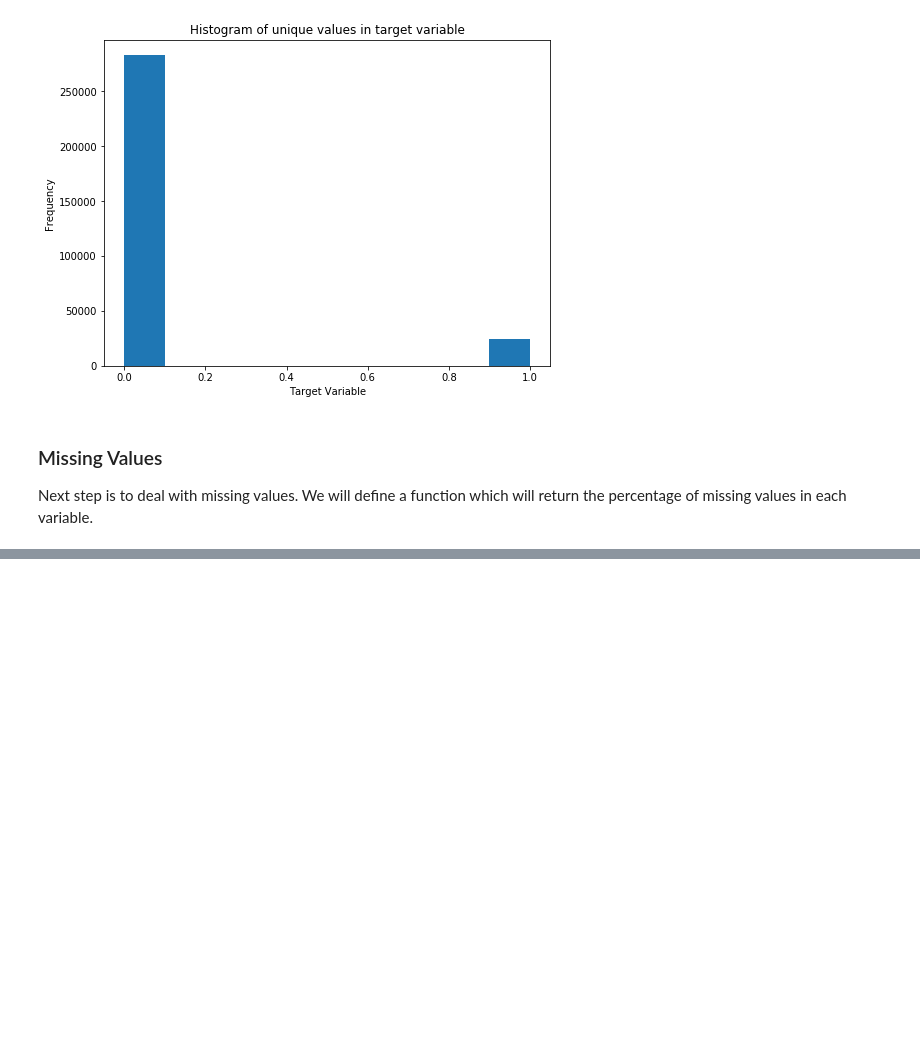
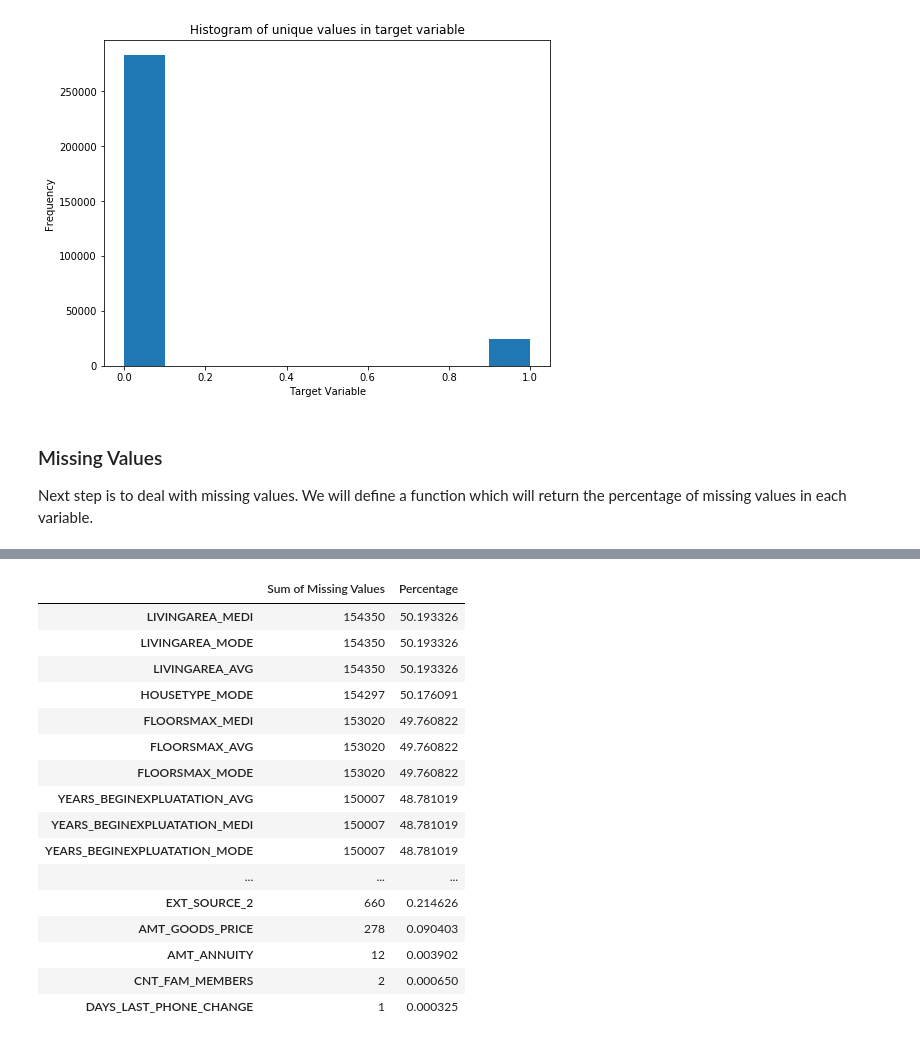
Before and after one commit to pyashwanthkumar/libra-home-credit, a Jupyter notebook: Libra - Home Credit Risk.ipynb, the cells around one changed output, grey strips where cells are left out. Cells and saved outputs as stored; diff of their text form; code cells hidden in the pictures; blank space fills up the shorter version.

```diff
--- a/Libra - Home Credit Risk.ipynb
+++ b/Libra - Home Credit Risk.ipynb
@@ -138,0 +149,20 @@ missing_values(train)
+# %%
+mis_val.tail(30)
+# %% [output]
+|  | Sum of Missing Values | Percentage |
+| LIVINGAREA_MEDI | 154350 | 50.193326 |
+| LIVINGAREA_MODE | 154350 | 50.193326 |
+| LIVINGAREA_AVG | 154350 | 50.193326 |
+| HOUSETYPE_MODE | 154297 | 50.176091 |
+| FLOORSMAX_MEDI | 153020 | 49.760822 |
+| FLOORSMAX_AVG | 153020 | 49.760822 |
+| FLOORSMAX_MODE | 153020 | 49.760822 |
+| YEARS_BEGINEXPLUATATION_AVG | 150007 | 48.781019 |
+| YEARS_BEGINEXPLUATATION_MEDI | 150007 | 48.781019 |
+| YEARS_BEGINEXPLUATATION_MODE | 150007 | 48.781019 |
+| ... | ... | ... |
+| EXT_SOURCE_2 | 660 | 0.214626 |
+| AMT_GOODS_PRICE | 278 | 0.090403 |
+| AMT_ANNUITY | 12 | 0.003902 |
+| CNT_FAM_MEMBERS | 2 | 0.000650 |
+| DAYS_LAST_PHONE_CHANGE | 1 | 0.000325 |
```
Also changed, not shown: parts of 4 cells of this notebook.
